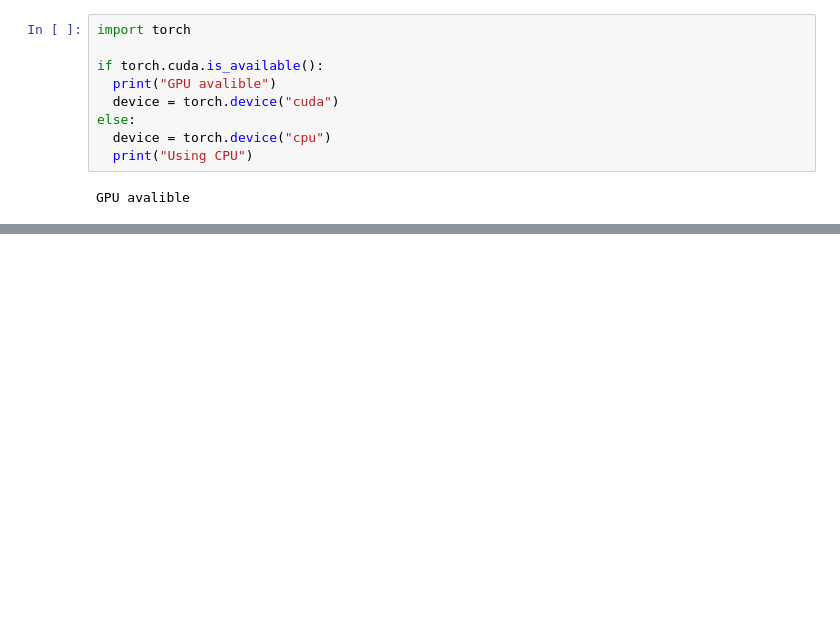
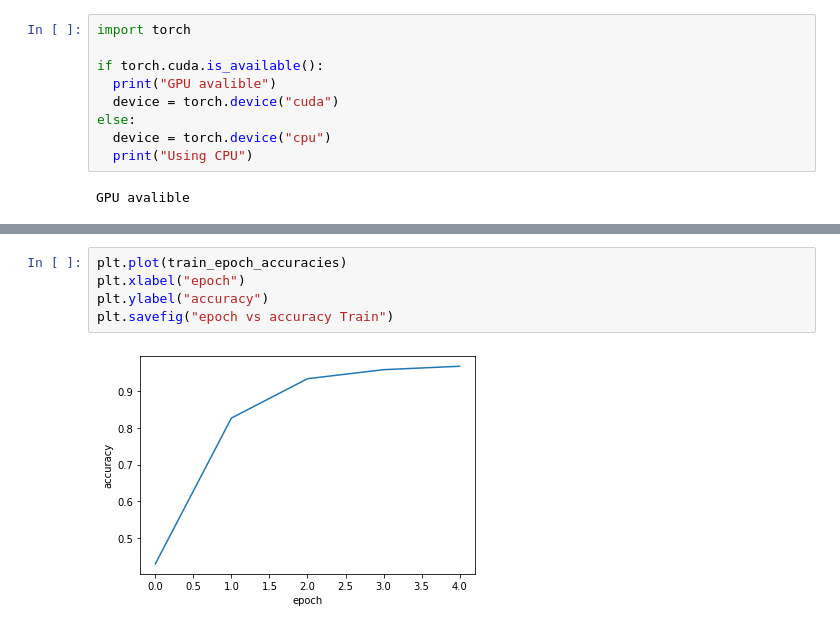
Before and after one commit to AndrewCDownie/Classwork, a Jupyter notebook: Assignment7.ipynb, the cells around one changed output, grey strips where cells are left out. Saved outputs shown, nothing was run; the diff lists cells and outputs as text; blank space fills up the shorter version.

```diff
--- a/Assignment7.ipynb
+++ b/Assignment7.ipynb
@@ -188,0 +272,7 @@ plt.plot(losses)
+# %%
+plt.plot(train_epoch_accuracies)
+plt.xlabel("epoch")
+plt.ylabel("accuracy")
+plt.savefig("epoch vs accuracy Train")
+# %% [output]
+[figure, added]
```
Also changed, not shown: parts of 9 cells of this notebook.
